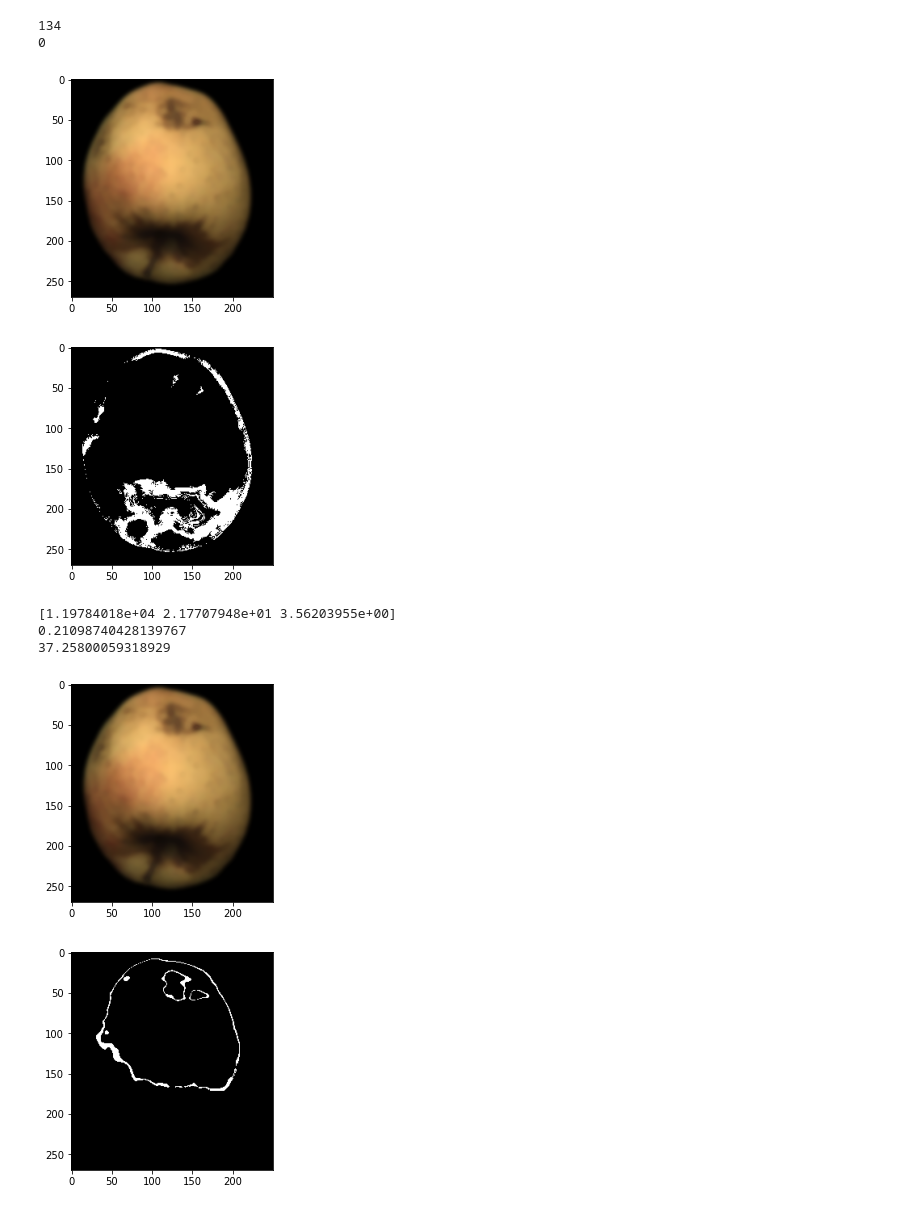
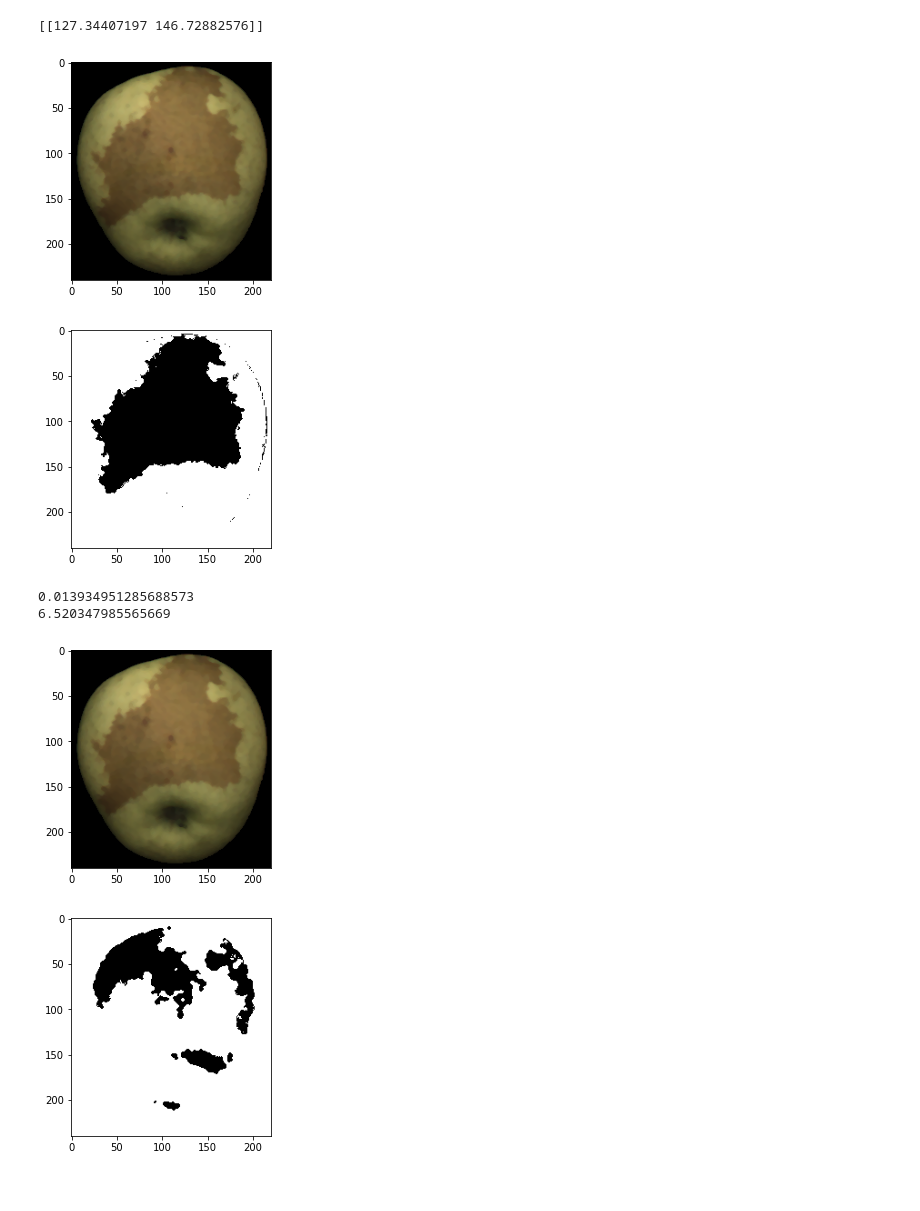
Before and after one commit to camilladybdal/fruit-inspection, a Jupyter notebook: task2.ipynb, the cells around one changed output. Cells and saved outputs as stored; diff of their text form; code cells hidden in the pictures.

Commit message:
changed the sample value, some progress

```diff
--- a/task2.ipynb
+++ b/task2.ipynb
@@ -37,11 +37,11 @@ def show_image(image, grey = False):
         plt.imshow(image, cmap="gray", vmin=0, vmax=255)
     plt.show()
 
-image = load_image(0, False)
+image = load_image(1, False)
 image = cv2.cvtColor(image, cv2.COLOR_BGR2RGB)
 show_image(image)
 
 
-image_grey = load_image_grey(0, False)
+image_grey = load_image_grey(1, False)
 show_image(image_grey, True)
 # %% [output]
@@ -81,10 +81,6 @@ show_image(img_fruit_color)
 #Try out different color spaces here
 img_fruit_color = cv2.medianBlur(img_fruit_color,3)
 img_fruit_color_LAB = cv2.cvtColor(img_fruit_color, cv2.COLOR_RGB2LAB)
-
-
-print(np.max(img_fruit_color_LAB[:][:][2]))
-print(np.min(img_fruit_color_LAB[:][:][2]))
 
 img_fruit_color_AB = img_fruit_color_LAB[:, :, 1:3]
 img_fruit_color_AB = img_fruit_color_AB.reshape(img_fruit_color_AB.shape[0] * img_fruit_color_AB.shape[1], 2)
@@ -94,30 +90,23 @@ cov_inv = cv2.invert(cov, cv2.DECOMP_SVD)
 russet = np.zeros((img_fruit_color_LAB.shape[0], img_fruit_color_LAB.shape[1]), dtype="float64")
 mask = np.array(smooth_image,dtype=bool)
 
-#mean1 = np.mean(img_fruit_color_LAB[:,:,1], where = mask)
-#mean2 = np.mean(img_fruit_color_LAB[:,:,2], where = mask)
-#mean[0][0] = mean1
-#mean[0][1] = mean2
+russet_sample = mean / len(img_fruit_color_LAB)
 
-#128 svart
+print(mean)
 
 for i in range(img_fruit_color_LAB.shape[0]):
         for j in range(img_fruit_color_LAB.shape[1]):
-                #if img_fruit_color_LAB[i][j][1] != 128 and img_fruit_color_LAB[i][j][2] != 128 : #is a fruit pixel
-
                         pixel = np.array(img_fruit_color_LAB[i][j])[1:3].reshape(1, 2)
-
-                        distance = sc.distance.cdist(pixel, mean, 'mahalanobis', VI=cov_inv[1])
-
-                        if distance < 0.8:
+                        distance = sc.distance.cdist(pixel, russet_sample, 'mahalanobis', VI=cov_inv[1])
+                        #print(distance)
+                        if distance < 35:
                                 russet[i][j] = 255
 show_image(img_fruit_color)
 show_image(russet, True)
 # %% [output]
-134
-0
+[[127.34407197 146.72882576]]
-[figure, old version]
+[figure, new version]
-[figure, old version]
+[figure, new version]
 # %%
 img_fruit_color = cv2.medianBlur(img_fruit_color, 3)
 
@@ -132,52 +121,38 @@ mask = np.array(smooth_image,dtype=bool)
 
 mean1 = np.mean(R, where = mask)
 mean2 = np.mean(G, where = mask)
 mean3 = np.mean(B, where = mask)
 mean = np.array([mean1,mean2,mean3])
+#mean = np.array([133,107,60])
+mean = mean/ len(img_fruit_color)
 
 def get_pixel_value(im, i, j):
         pixel = np.array( [ im[i,j,0],   im[i,j,1], im[i,j,2] ])
         return pixel
 
 def mahalanobis_distance(rgb_image, rgb_mean_vector, covariance_matrix):
     rgb_channels = cv2.split(rgb_image)
     R, G, B = rgb_channels[0], rgb_channels[1], rgb_channels[2]
     R_mean, G_mean, B_mean = rgb_mean_vector[0], rgb_mean_vector[1], rgb_mean_vector[2]
     distance = (((R - R_mean)**2/covariance_matrix[0,0]) + ((G - G_mean)**2/covariance_matrix[1,1]) + ((B - B_mean)**2/covariance_matrix[2,2]))
     return np.sqrt(distance)
 
-def mahalanobis_distance_general(rgb_image, rgb_mean_vector, covariance_matrix):
-        eigenvalues = np.linalg.eig(covariance_matrix)
-        print(eigenvalues[0])
-
-        R, G, B = rgb_channels[0], rgb_channels[1], rgb_channels[2]
-
-        R_mean, G_mean, B_mean = rgb_mean_vector[0], rgb_mean_vector[1], rgb_mean_vector[2]
-        distance = (((R - R_mean)**2/eigenvalues[0][0]) + ((G - G_mean)**2/eigenvalues[0][1]) + ((B - B_mean)**2/eigenvalues[0][2]))
-        return np.sqrt(distance)
-
-
-
 dist = mahalanobis_distance(img_fruit_color, mean, covMatrixRGB)
-dist = mahalanobis_distance_general(img_fruit_color, mean, covMatrixRGB)
-
 
 print(np.min(dist))
 print(np.max(dist))
 
-russet = np.zeros((img_fruit_color_LAB.shape[0], img_fruit_color_LAB.shape[1]), dtype="float64")
-
+russet1 = np.zeros((img_fruit_color.shape[0], img_fruit_color.shape[1]), dtype="float64")
 
 for i in range(dist.shape[0]):
         for j in range(dist.shape[1]):
-                if dist[i][j] < 1.5:
+                if dist[i][j] < 0:
                         russet[i][j] = 255
 
 show_image(img_fruit_color)
 show_image(russet, True)
 # %% [output]
-[1.19784018e+04 2.17707948e+01 3.56203955e+00]
-0.21098740428139767
-37.25800059318929
+0.013934951285688573
+6.520347985565669
-[figure, old version]
+[figure, new version]
-[figure, old version]
+[figure, new version]
```
Also changed, not shown: parts of 3 cells of this notebook.
